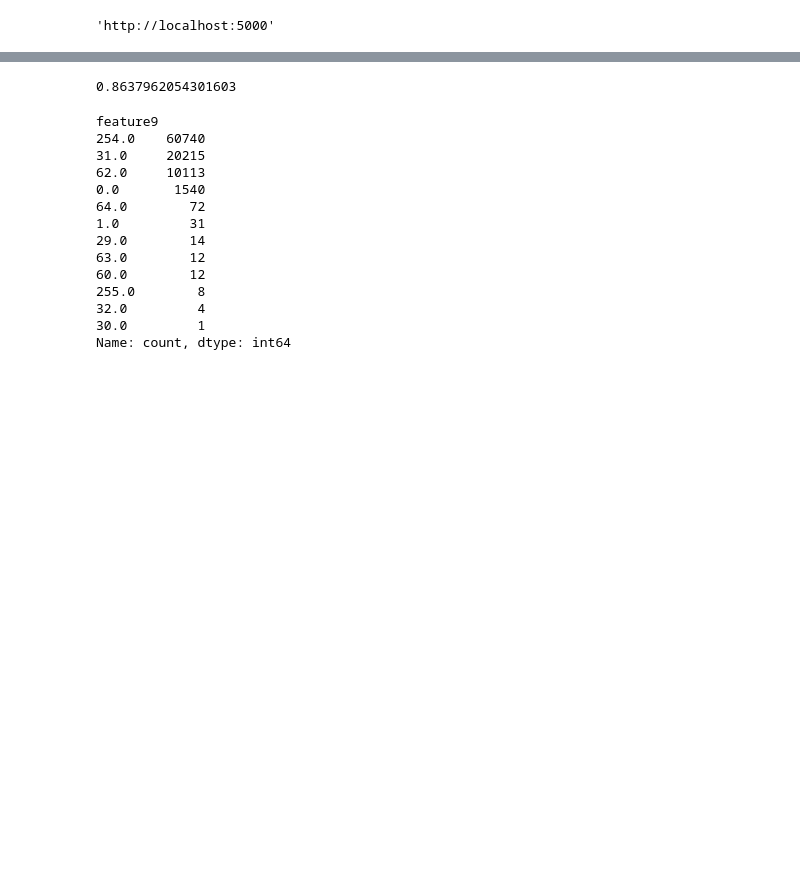
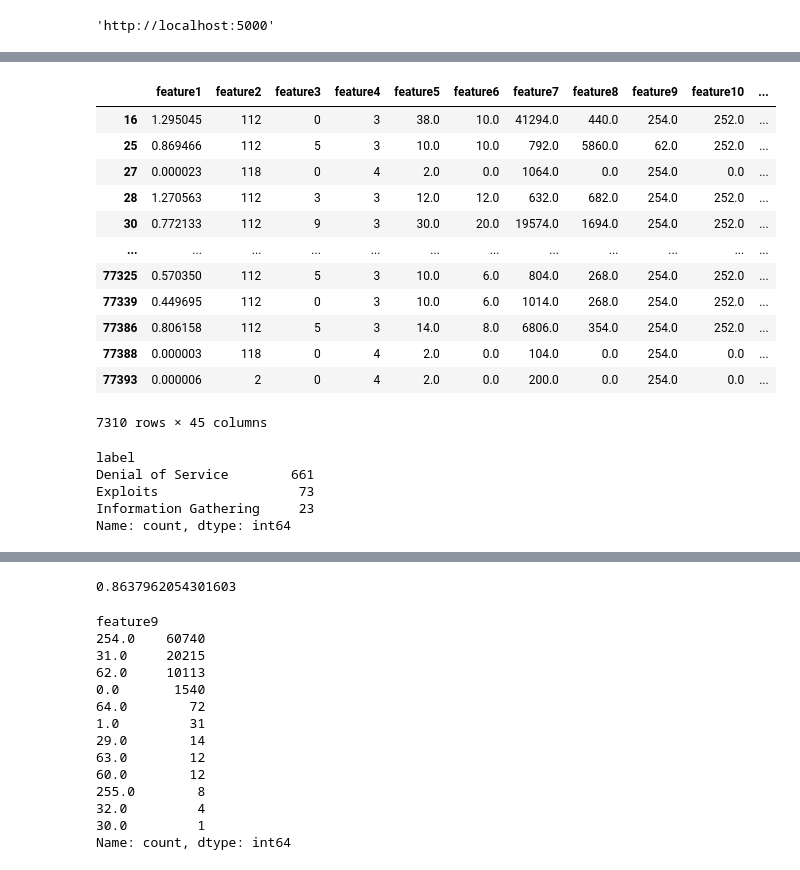
Before and after one commit to DASC-CompetitiveDS/MLOpsVN, a Jupyter notebook: src/notebooks/test_analysis.ipynb, the cells around one changed output, grey strips where cells are left out. Cells and saved outputs as stored; diff of their text form; code cells hidden in the pictures; blank space fills up the shorter version.

```diff
--- a/src/notebooks/test_analysis.ipynb
+++ b/src/notebooks/test_analysis.ipynb
@@ -118,0 +209,16 @@ preds = model.predict(train_data_32)
+# %%
+x_valid_set[x_valid_set['label'] != x_valid_set['pred']]
+# %% [output]
+|  | feature1 | feature2 | feature3 | feature4 | feature5 | feature6 | feature7 | feature8 | feature9 | feature10 | ... |
+| 16 | 1.295045 | 112 | 0 | 3 | 38.0 | 10.0 | 41294.0 | 440.0 | 254.0 | 252.0 | ... |
+| 25 | 0.869466 | 112 | 5 | 3 | 10.0 | 10.0 | 792.0 | 5860.0 | 62.0 | 252.0 | ... |
+| 27 | 0.000023 | 118 | 0 | 4 | 2.0 | 0.0 | 1064.0 | 0.0 | 254.0 | 0.0 | ... |
+| 28 | 1.270563 | 112 | 3 | 3 | 12.0 | 12.0 | 632.0 | 682.0 | 254.0 | 252.0 | ... |
+| 30 | 0.772133 | 112 | 9 | 3 | 30.0 | 20.0 | 19574.0 | 1694.0 | 254.0 | 252.0 | ... |
+| ... | ... | ... | ... | ... | ... | ... | ... | ... | ... | ... | ... |
+| 77325 | 0.570350 | 112 | 5 | 3 | 10.0 | 6.0 | 804.0 | 268.0 | 254.0 | 252.0 | ... |
+| 77339 | 0.449695 | 112 | 0 | 3 | 10.0 | 6.0 | 1014.0 | 268.0 | 254.0 | 252.0 | ... |
+| 77386 | 0.806158 | 112 | 5 | 3 | 14.0 | 8.0 | 6806.0 | 354.0 | 254.0 | 252.0 | ... |
+| 77388 | 0.000003 | 118 | 0 | 4 | 2.0 | 0.0 | 104.0 | 0.0 | 254.0 | 0.0 | ... |
+| 77393 | 0.000006 | 2 | 0 | 4 | 2.0 | 0.0 | 200.0 | 0.0 | 254.0 | 0.0 | ... |
+7310 rows × 45 columns
@@ -118,0 +227,8 @@ preds = model.predict(train_data_32)
+# %%
+x_valid_set[(x_valid_set['label'] != x_valid_set['pred']) & (x_valid_set['pred'] == 'Normal')]['label'].value_counts()
+# %% [output]
+label
+Denial of Service        661
+Exploits                  73
+Information Gathering     23
+Name: count, dtype: int64
```
Also changed, not shown: parts of 34 cells of this notebook, 18 other files.
